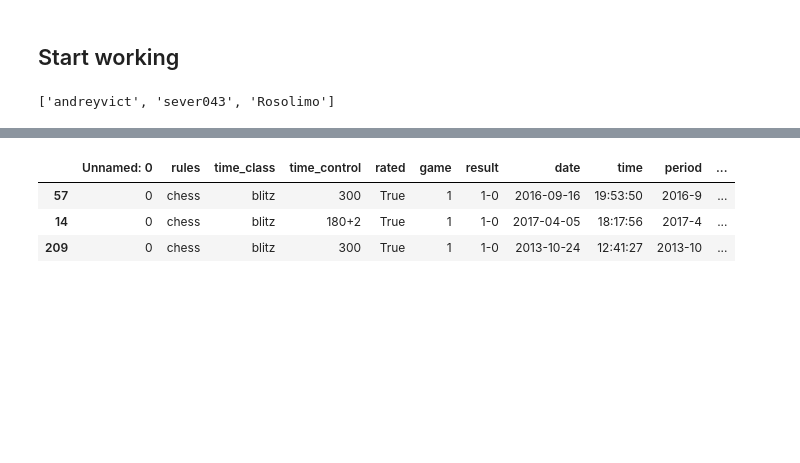
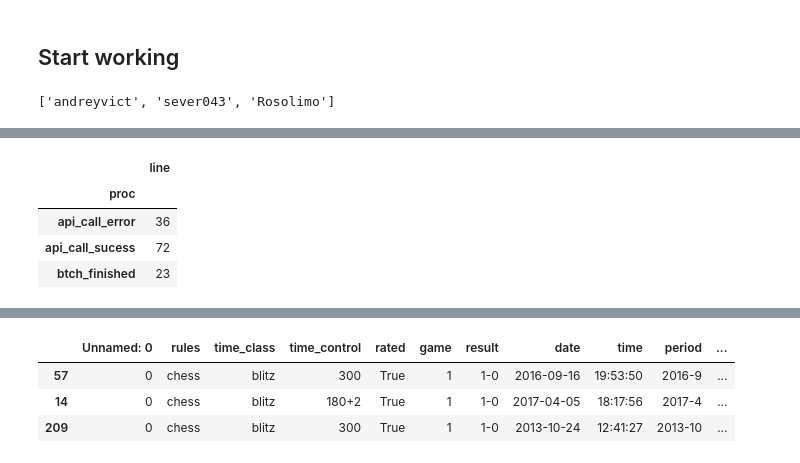
Before and after one commit to rosolimo212/chesscom, a Jupyter notebook: API_import.ipynb, the cells around one changed output, grey strips where cells are left out. Drawn from its saved outputs; the diff is of its cells as text; code cells hidden in the pictures; blank space fills up the shorter version.

```diff
--- a/API_import.ipynb
+++ b/API_import.ipynb
@@ -583,0 +476,8 @@ log_df
+# %%
+log_df.groupby('proc').sum()
+# %% [output]
+|  | line |
+| proc |  |
+| api_call_error | 36 |
+| api_call_sucess | 72 |
+| btch_finished | 23 |
```
Also changed, not shown: parts of 21 cells of this notebook.
